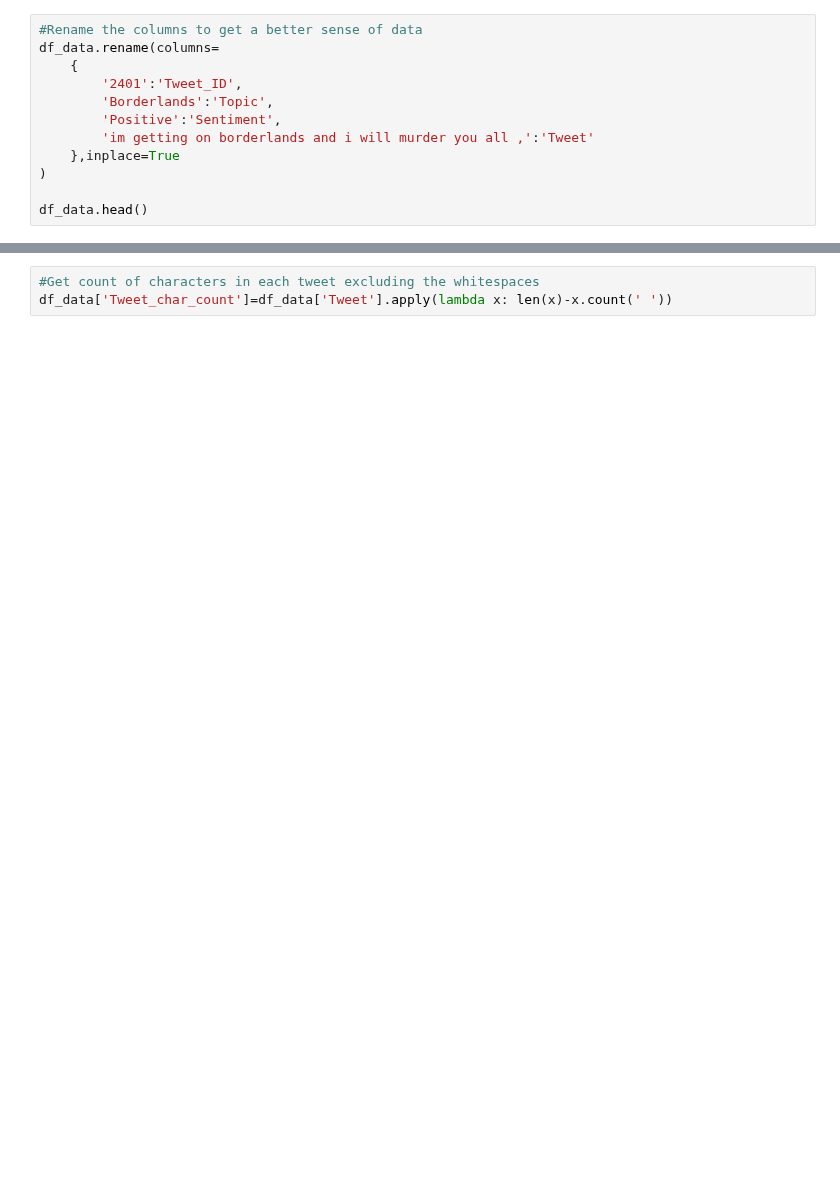
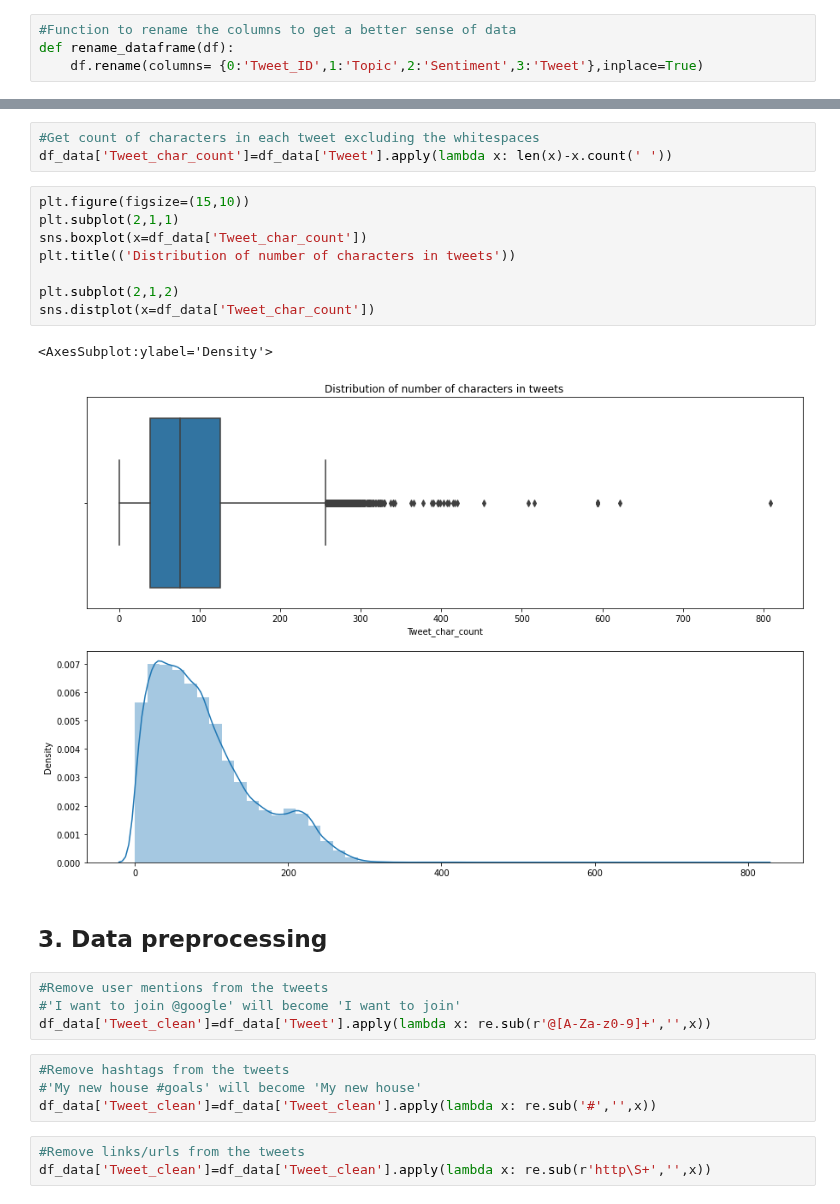
Before and after one commit to ParisRohan/AES-128-bit-Key-size-, a Jupyter notebook: text-feature-cleaning-and-generation.ipynb, the cells around one changed output, grey strips where cells are left out. Saved outputs shown, nothing was run; the diff lists cells and outputs as text; blank space fills up the shorter version.

```diff
--- a/text-feature-cleaning-and-generation.ipynb
+++ b/text-feature-cleaning-and-generation.ipynb
@@ -48,12 +50,4 @@ Index(['2401', 'Borderlands', 'Positive',
 # %%
-#Rename the columns to get a better sense of data
-df_data.rename(columns=
-    {
-        '2401':'Tweet_ID',
-        'Borderlands':'Topic',
-        'Positive':'Sentiment',
-        'im getting on borderlands and i will murder you all ,':'Tweet'
-    },inplace=True
-)
-
-df_data.head()
+#Function to rename the columns to get a better sense of data
+def rename_dataframe(df):
+    df.rename(columns= {0:'Tweet_ID',1:'Topic',2:'Sentiment',3:'Tweet'},inplace=True)
@@ -196,3 +212,27 @@ The event dedicated to Victory Day in the Great Patriotic War was held as part o
 # %%
 #Get count of characters in each tweet excluding the whitespaces
 df_data['Tweet_char_count']=df_data['Tweet'].apply(lambda x: len(x)-x.count(' '))
+# %%
+plt.figure(figsize=(15,10))
+plt.subplot(2,1,1)
+sns.boxplot(x=df_data['Tweet_char_count'])
+plt.title(('Distribution of number of characters in tweets'))
+
+plt.subplot(2,1,2)
+sns.distplot(x=df_data['Tweet_char_count'])
+# %% [output]
+<AxesSubplot:ylabel='Density'>
+[figure, added]
+# %% [markdown]
+## 3. Data preprocessing
+# %%
+#Remove user mentions from the tweets
+#'I want to join @google' will become 'I want to join'
+df_data['Tweet_clean']=df_data['Tweet'].apply(lambda x: re.sub(r'@[A-Za-z0-9]+','',x))
+# %%
+#Remove hashtags from the tweets
+#'My new house #goals' will become 'My new house'
+df_data['Tweet_clean']=df_data['Tweet_clean'].apply(lambda x: re.sub('#','',x))
+# %%
+#Remove links/urls from the tweets
+df_data['Tweet_clean']=df_data['Tweet_clean'].apply(lambda x: re.sub(r'http\S+','',x))
```
Also changed, not shown: parts of 22 cells of this notebook.
